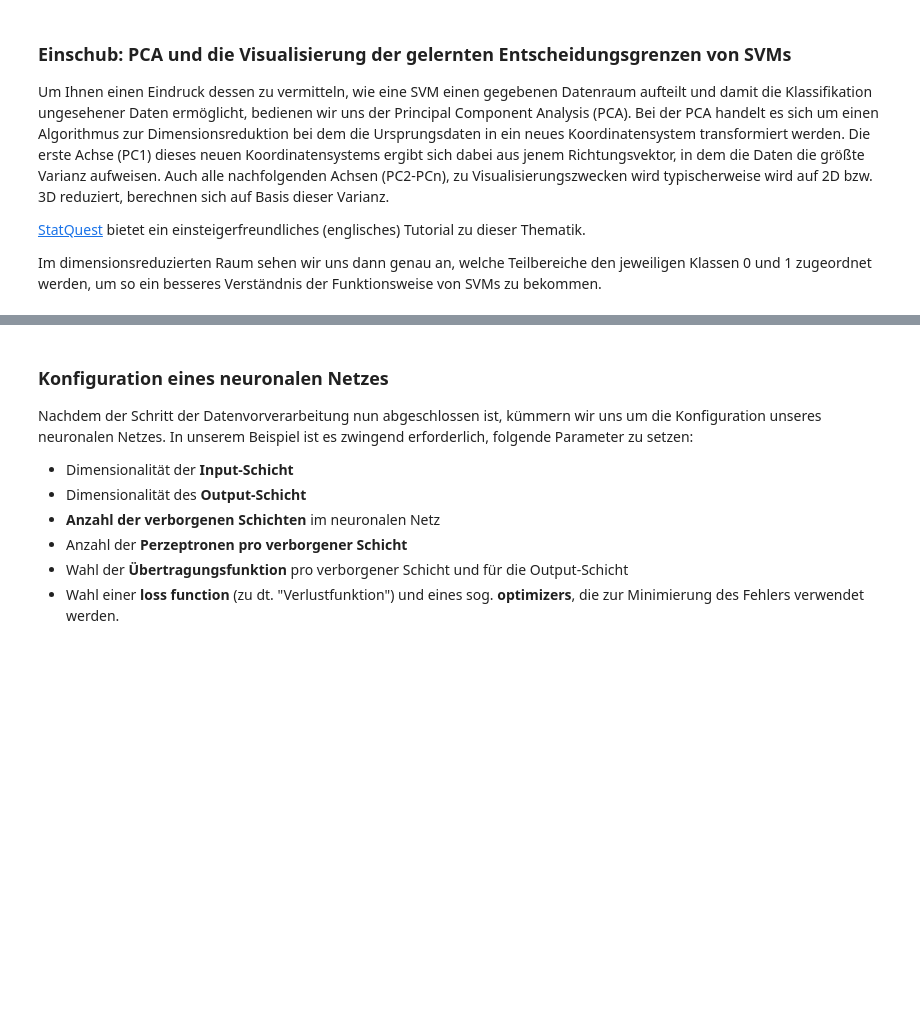
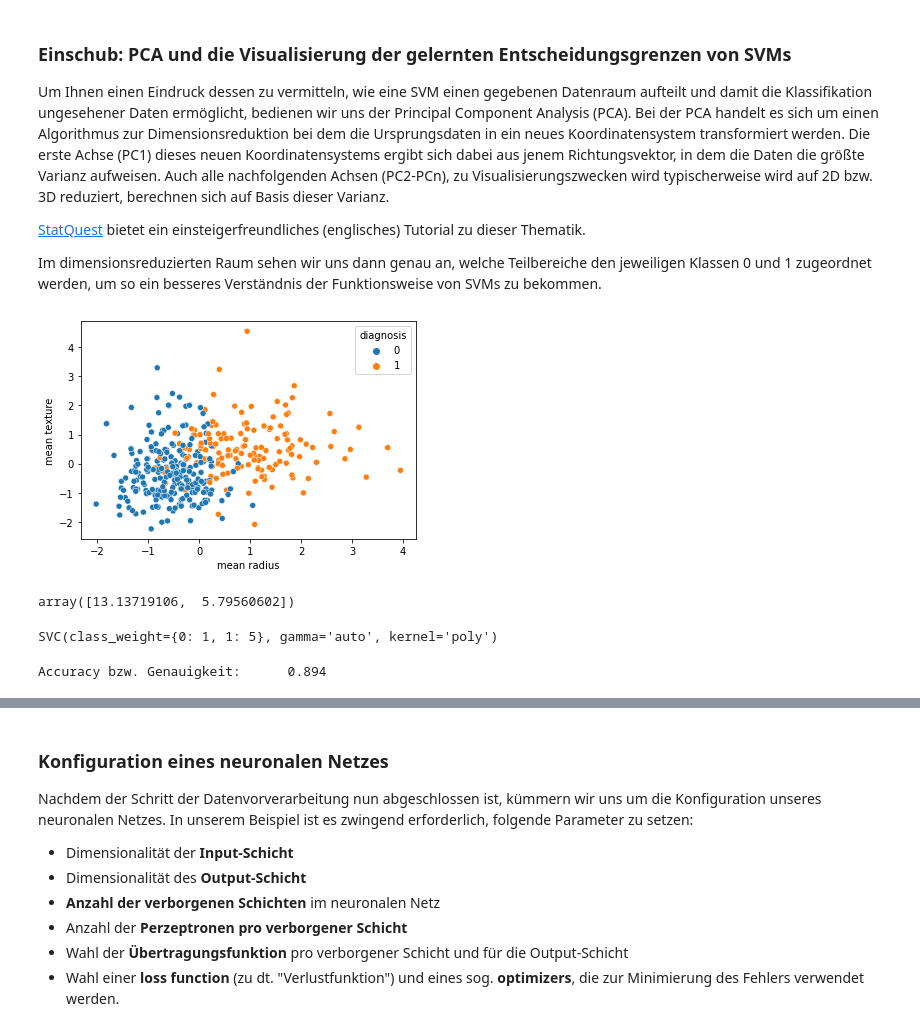
Before and after one commit to mschirl/bc-workshop-data-science, a Jupyter notebook: 03_Introduction_Modeling/03_Task_BreastCancerClassification_template.ipynb, the cells around one changed output, grey strips where cells are left out. Saved outputs shown, nothing was run; the diff lists cells and outputs as text; code cells hidden in the pictures; blank space fills up the shorter version.

```diff
--- a/03_Introduction_Modeling/03_Task_BreastCancerClassification_template.ipynb
+++ b/03_Introduction_Modeling/03_Task_BreastCancerClassification_template.ipynb
@@ -370,3 +370,5 @@ Nun geht's endlich an's Trainieren eines eigenen Modells! Sklearn stellt hierfü
 
 ### Aufgabe 7: Trainieren eines Gaussian Naive Bayes Classifiers auf Basis der Trainingsdaten
 Das eigentliche Training wird über den Aufruf der Methode `fit()` gestartet, wobei hier die Trainingsdaten sowie die dazugehörigen Labels zu übergeben sind (**X_train** und **y_train**).
+# %%
+gnb = GaussianNB()
@@ -434,3 +613,7 @@ Um Ihnen einen Eindruck dessen zu vermitteln, wie eine SVM einen gegebenen Daten
 [StatQuest](https://www.youtube.com/watch?v=FgakZw6K1QQ) bietet ein einsteigerfreundliches (englisches) Tutorial zu dieser Thematik.
 
 Im dimensionsreduzierten Raum sehen wir uns dann genau an, welche Teilbereiche den jeweiligen Klassen 0 und 1 zugeordnet werden, um so ein besseres Verständnis der Funktionsweise von SVMs zu bekommen.
+# %%
+sns.scatterplot(data=X_train_sc, x="mean radius", y="mean texture", hue=y_train);
+# %% [output]
+[figure, added]
@@ -436,0 +625,4 @@ Im dimensionsreduzierten Raum sehen wir uns dann genau an, welche Teilbereiche d
+# %%
+pca.explained_variance_
+# %% [output]
+array([13.13719106,  5.79560602])
@@ -436,0 +634,4 @@ Im dimensionsreduzierten Raum sehen wir uns dann genau an, welche Teilbereiche d
+# %%
+twoclass_svm.fit(X_train_sc_pca, y_train)
+# %% [output]
+SVC(class_weight={0: 1, 1: 5}, gamma='auto', kernel='poly')
@@ -436,0 +640,6 @@ Im dimensionsreduzierten Raum sehen wir uns dann genau an, welche Teilbereiche d
+# %%
+acc = accuracy_score(y_test, y_pred_svm)
+
+print(f'Accuracy bzw. Genauigkeit:\t{acc:.3f}')
+# %% [output]
+Accuracy bzw. Genauigkeit:      0.894
```
Also changed, not shown: parts of 55 cells of this notebook.
